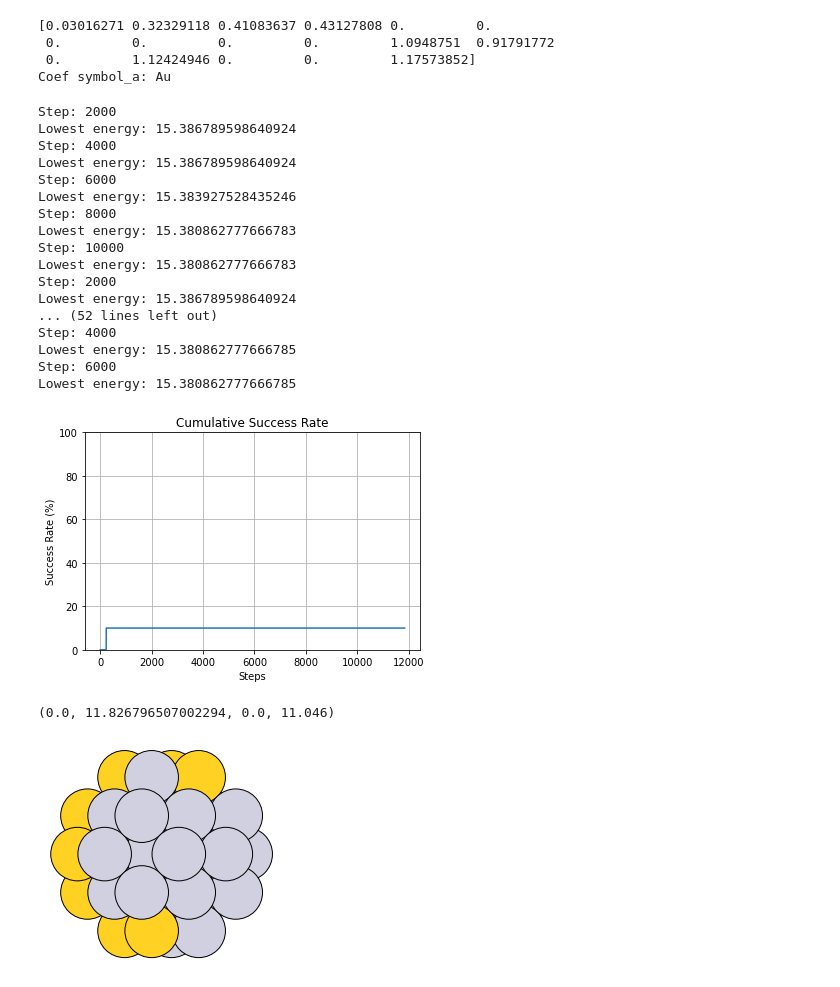
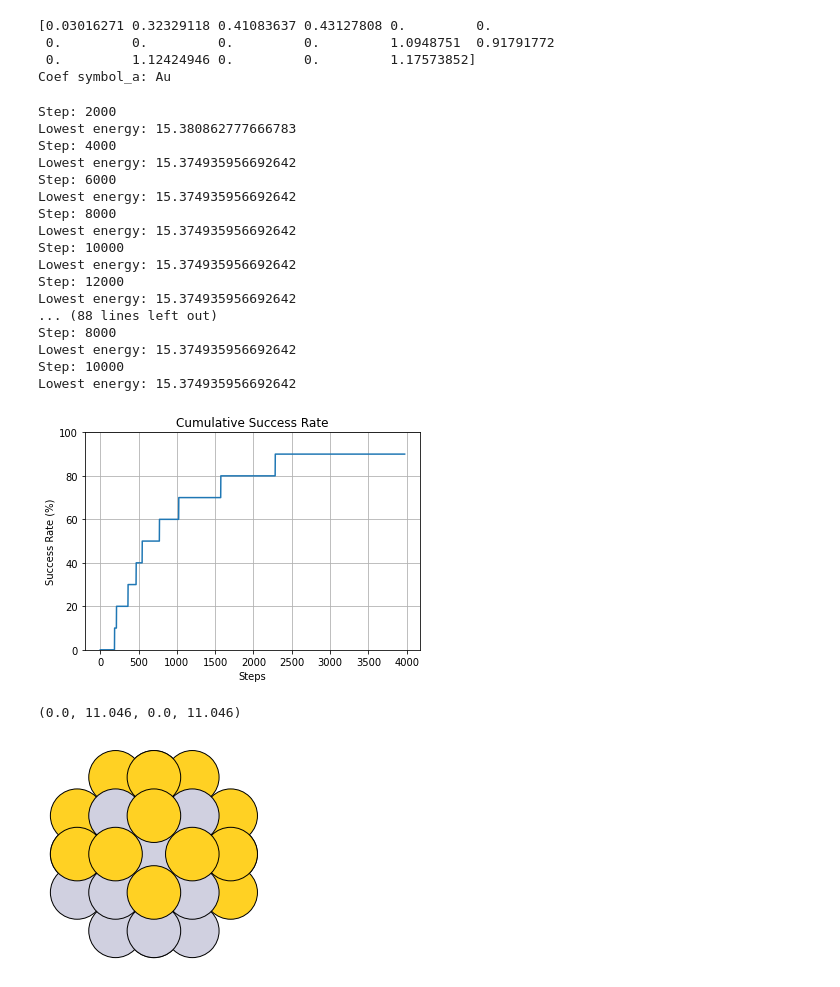
Before and after one commit to farrisric/npl, a Jupyter notebook: examples/chemical_ordering_global_opt.ipynb, the cells around one changed output. Drawn from its saved outputs; the diff is of its cells as text; code cells hidden in the pictures.

Commit message:
change imports statements

```diff
--- a/examples/chemical_ordering_global_opt.ipynb
+++ b/examples/chemical_ordering_global_opt.ipynb
@@ -37,50 +39,52 @@ from npl.descriptors.local_environment_feature_classifier import TopologicalEnvi
 from npl.descriptors.local_environment_calculator import NeighborCountingEnvironmentCalculator
 
 
-local_feature_classifier = TopologicalEnvironmentClassifier(NeighborCountingEnvironmentCalculator(symbols), symbols)
+local_feature_classifier = TopologicalEnvironmentClassifier(
+    NeighborCountingEnvironmentCalculator(symbols),
+    symbols)
 # %%
 from npl.monte_carlo import run_monte_carlo as rmc
 
 steps_MC, energies_MC = [], []
 for i in range(10):
     start_particle = create_start_particle(4, 1, {'Au': 0.33, 'Pt': 0.67})
-    beta, max_steps = 50, 5000
+    beta, max_steps = 250, 10000
     [best_particle, accepted_energies] = rmc(beta, max_steps, start_particle, energy_calculator, local_feature_classifier)
 
     min_energy, min_step = min(accepted_energies, key=lambda x: x[0])
     energies_MC.append(min_energy)
     steps_MC.append(min_step)
+    if min_energy <= min(energies_MC):
+        global_minimum = best_particle
 # %% [output]
 Step: 2000
-Lowest energy: 15.386789598640924
+Lowest energy: 15.380862777666783
 Step: 4000
-Lowest energy: 15.386789598640924
+Lowest energy: 15.374935956692642
 Step: 6000
-Lowest energy: 15.383927528435246
+Lowest energy: 15.374935956692642
 Step: 8000
-Lowest energy: 15.380862777666783
+Lowest energy: 15.374935956692642
 Step: 10000
-Lowest energy: 15.380862777666783
-Step: 2000
-Lowest energy: 15.386789598640924
-... (52 lines left out)
-Step: 4000
-Lowest energy: 15.380862777666785
-Step: 6000
-Lowest energy: 15.380862777666785
+Lowest energy: 15.374935956692642
+Step: 12000
+Lowest energy: 15.374935956692642
+... (88 lines left out)
+Step: 8000
+Lowest energy: 15.374935956692642
+Step: 10000
+Lowest energy: 15.374935956692642
 # %%
 plot_cummulative_success_rate(energies_MC, steps_MC)
 # %% [output]
-[figure, old version]
+[figure, new version]
 # %%
-from ase.visualize.plot import plot_atoms
-import matplotlib.pyplot as plt
 
-plot_atoms(best_particle.get_ase_atoms(), rotation=('0x,-15y,0z'))
+plot_atoms(global_minimum.get_ase_atoms(), rotation=('0x,+180y,0z'))
 plt.axis('off')
 # %% [output]
-(0.0, 11.826796507002294, 0.0, 11.046)
+(0.0, 11.046, 0.0, 11.046)
-[figure, old version]
+[figure, new version]
 # %%
 import matplotlib.pyplot as plt
 
```
Also changed, not shown: parts of 5 cells of this notebook, 4 other files.
